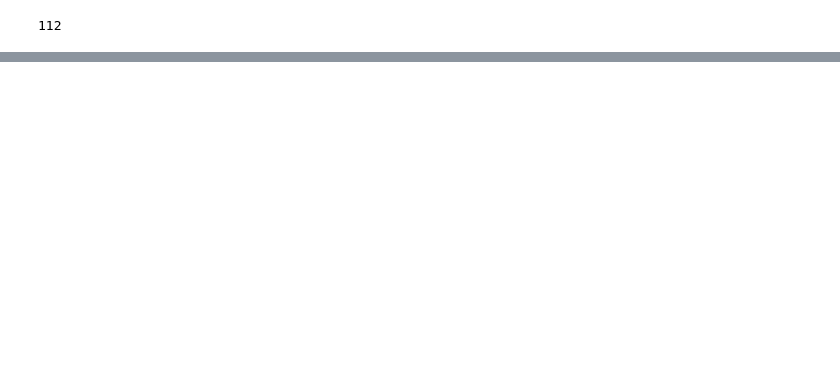
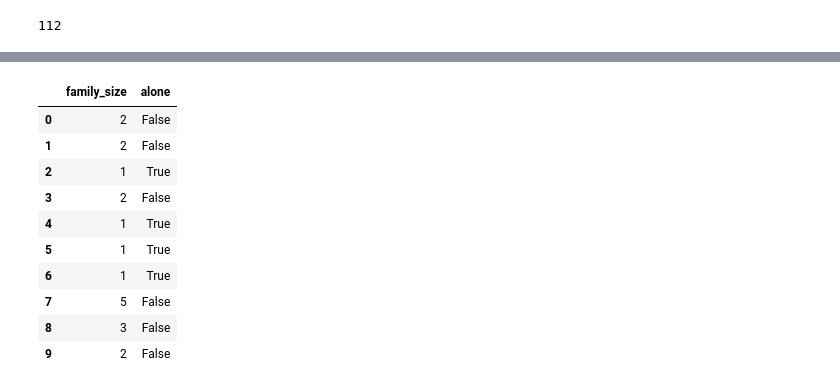
Before and after one commit to TangoRomeo80/Python-D-Summer-25-26, a Jupyter notebook: Final/data-processing.ipynb, the cells around one changed output, grey strips where cells are left out. Drawn from its saved outputs; the diff is of its cells as text; code cells hidden in the pictures; blank space fills up the shorter version.

```diff
--- a/Final/data-processing.ipynb
+++ b/Final/data-processing.ipynb
@@ -262,0 +278,15 @@ df.reset_index(drop=True, inplace=True)
+# %%
+df['alone'] = df['family_size'] == 1
+df[['family_size', 'alone']].head(10)
+# %% [output]
+|  | family_size | alone |
+| 0 | 2 | False |
+| 1 | 2 | False |
+| 2 | 1 | True |
+| 3 | 2 | False |
+| 4 | 1 | True |
+| 5 | 1 | True |
+| 6 | 1 | True |
+| 7 | 5 | False |
+| 8 | 3 | False |
+| 9 | 2 | False |
```
Also changed, not shown: parts of 12 cells of this notebook, 1 other file.
